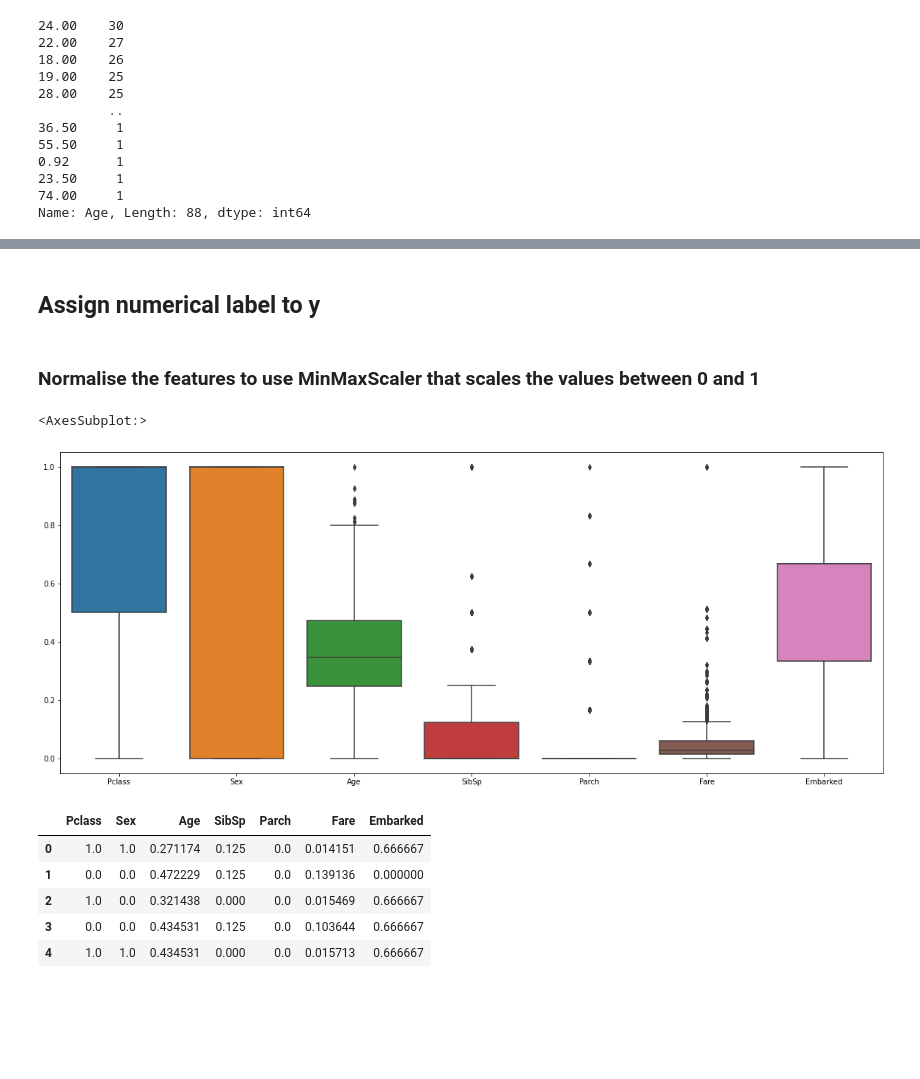
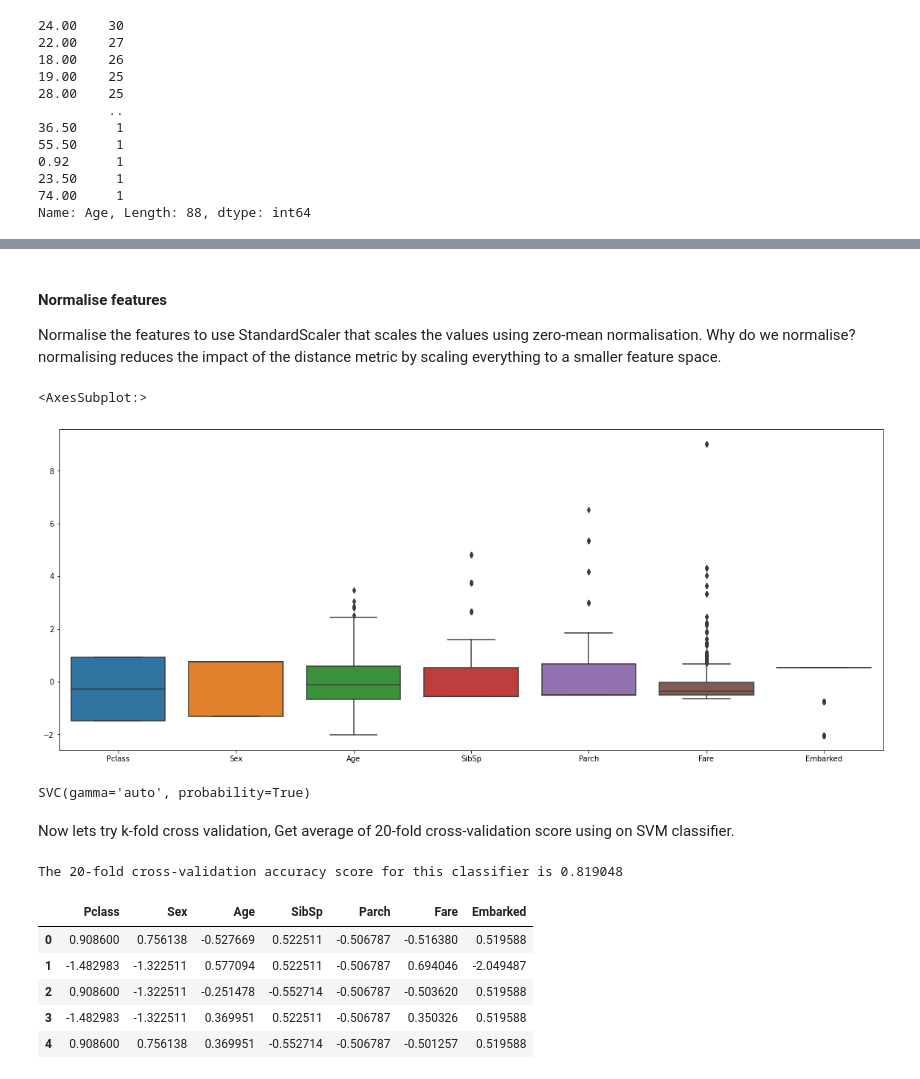
Before and after one commit to RossErskine/ML_Algorithms, a Jupyter notebook: KNN.ipynb, the cells around one changed output, grey strips where cells are left out. Saved outputs shown, nothing was run; the diff lists cells and outputs as text; code cells hidden in the pictures; blank space fills up the shorter version.

```diff
--- a/KNN.ipynb
+++ b/KNN.ipynb
@@ -81,5 +89,12 @@ Name: Age, Length: 88, dtype: int64
 # %%
-X = all_df.drop('Name', axis=1)
-X = X.drop('Ticket', axis=1)
-X = X.drop('Cabin', axis=1)
+orig_X = all_df.drop('Name', axis=1)
+orig_X = orig_X.drop('Ticket', axis=1)
+orig_X = orig_X.drop('Cabin', axis=1)
+OX = orig_X.dropna()# drop missing data will reduce dataset to 712
+
+# assign numeriscal label to y
+Oy = OX['Survived']
+OX = OX.drop('Survived', axis=1)
+
+OX.info()
 # %% [output]
@@ -95,7 +119,6 @@ X = X.drop('Cabin', axis=1)
 # %%
-from sklearn.preprocessing import LabelEncoder
 le = LabelEncoder()
-X['Sex']= le.fit_transform(X['Sex'])
-X['Embarked']= le.fit_transform(X['Embarked'])
+OX['Sex']= le.fit_transform(DX['Sex'])
+OX['Embarked']= le.fit_transform(DX['Embarked'])
 
-X.head()
+OX.head()
@@ -102,2 +131,0 @@ X.head()
-# %% [markdown]
-## Assign numerical label to y
@@ -107,20 +132,35 @@ X = X.drop('Survived', axis=1)
 # %% [markdown]
-###  Normalise the features to use MinMaxScaler that scales the values between 0 and 1
+#### Normalise features
+Normalise the features to use  StandardScaler that scales the values using zero-mean normalisation. Why do we normalise? normalising reduces the impact of the distance metric by scaling everything to a smaller feature space.
 # %%
-from sklearn.preprocessing import MinMaxScaler
-scaler = MinMaxScaler()
-df=pd.DataFrame(scaler.fit_transform(X), columns = X.columns)
+from sklearn.preprocessing import StandardScaler
+scaler = StandardScaler()
+OX=pd.DataFrame(scaler.fit_transform(OX), columns = OX.columns)
 fig, ax=plt.subplots(1,figsize=(20,8))
-sns.boxplot(data=df, ax=ax)
+sns.boxplot(data=OX, ax=ax)
 # %% [output]
 <AxesSubplot:>
-[figure, old version]
+[figure, new version]
+# %%
+model = SVC(C=1.0, kernel='rbf', degree=3, gamma='auto', probability=True)
+model.fit(OX, Oy)
+# %% [output]
+SVC(gamma='auto', probability=True)
+# %% [markdown]
+ Now lets try k-fold cross validation, Get average of 20-fold cross-validation score using on SVM classifier.
+# %%
+n_folds = 20
+#model = SVC(C=1.0, kernel='rbf', degree=3, gamma='auto')
+model_error = np.average(cross_val_score(model, OX, Oy, cv=n_folds))
+print('The {}-fold cross-validation accuracy score for this classifier is {:2f}'.format(n_folds,model_error))
+# %% [output]
+The 20-fold cross-validation accuracy score for this classifier is 0.819048
 # %%
-df.head()
+DX.head()
 # %% [output]
 |  | Pclass | Sex | Age | SibSp | Parch | Fare | Embarked |
-| 0 | 1.0 | 1.0 | 0.271174 | 0.125 | 0.0 | 0.014151 | 0.666667 |
-| 1 | 0.0 | 0.0 | 0.472229 | 0.125 | 0.0 | 0.139136 | 0.000000 |
-| 2 | 1.0 | 0.0 | 0.321438 | 0.000 | 0.0 | 0.015469 | 0.666667 |
-| 3 | 0.0 | 0.0 | 0.434531 | 0.125 | 0.0 | 0.103644 | 0.666667 |
-| 4 | 1.0 | 1.0 | 0.434531 | 0.000 | 0.0 | 0.015713 | 0.666667 |
+| 0 | 0.908600 | 0.756138 | -0.527669 | 0.522511 | -0.506787 | -0.516380 | 0.519588 |
+| 1 | -1.482983 | -1.322511 | 0.577094 | 0.522511 | -0.506787 | 0.694046 | -2.049487 |
+| 2 | 0.908600 | -1.322511 | -0.251478 | -0.552714 | -0.506787 | -0.503620 | 0.519588 |
+| 3 | -1.482983 | -1.322511 | 0.369951 | 0.522511 | -0.506787 | 0.350326 | 0.519588 |
+| 4 | 0.908600 | 0.756138 | 0.369951 | -0.552714 | -0.506787 | -0.501257 | 0.519588 |
```
Also changed, not shown: parts of 40 cells of this notebook.
